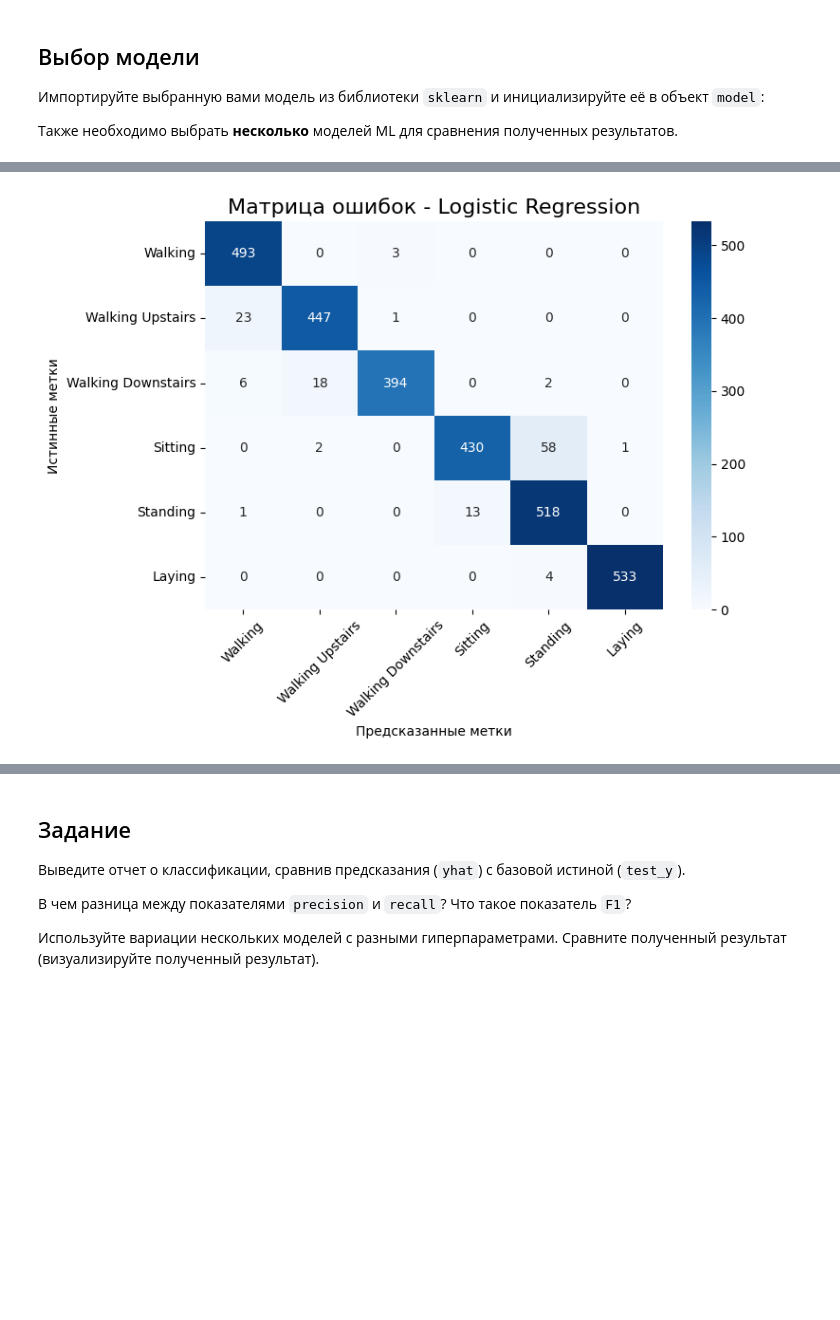
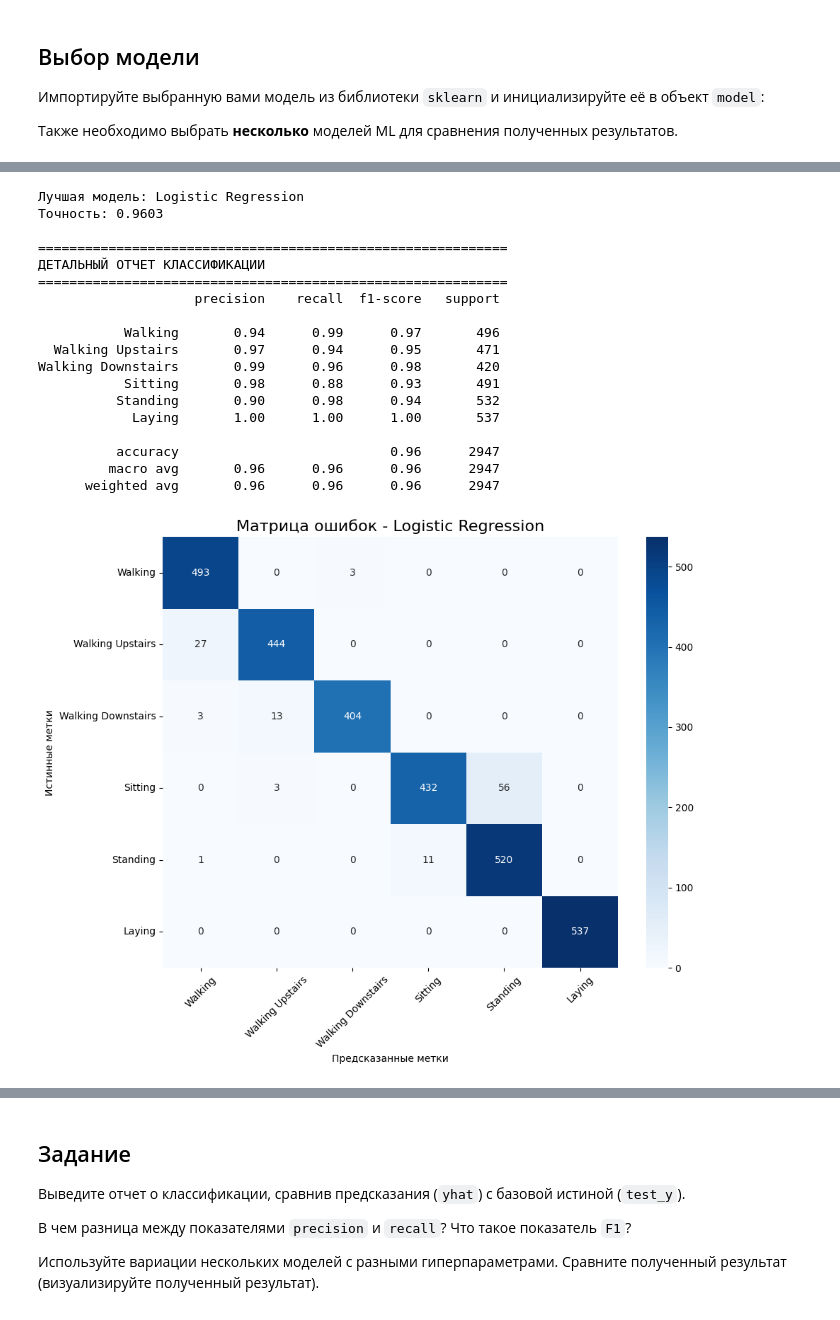
Before and after one commit to n-sukhov/ITMO-courses, a Jupyter notebook: Applied AI/Lab_1/СуховНМ_лр_1.ipynb, the cells around one changed output, grey strips where cells are left out. Drawn from its saved outputs; the diff is of its cells as text; code cells hidden in the pictures; blank space fills up the shorter version.

```diff
--- a/Applied AI/Lab_1/СуховНМ_лр_1.ipynb
+++ b/Applied AI/Lab_1/СуховНМ_лр_1.ipynb
@@ -96,4 +91,0 @@ from sklearn.preprocessing import StandardScaler
-# %%
-scaler = StandardScaler()
-train_X = scaler.fit_transform(train_X)
-test_X = scaler.transform(test_X)
@@ -103,6 +92,13 @@ test_X = scaler.transform(test_X)
 # %%
 from sklearn.ensemble import RandomForestClassifier
-from sklearn.svm import SVC
 from sklearn.linear_model import LogisticRegression
 from sklearn.neighbors import KNeighborsClassifier
 from sklearn.tree import DecisionTreeClassifier
+
+# Инициализируем несколько моделей для сравнения
+models = {
+    'Decision Tree': DecisionTreeClassifier(random_state=42),
+    'Random Forest': RandomForestClassifier(random_state=42),
+    'Logistic Regression': LogisticRegression(random_state=42, max_iter=1000),
+    'K-Nearest Neighbors': KNeighborsClassifier()
+}
@@ -168,28 +212,49 @@ plt.show()
-# %%
-# %% [markdown]
-# ## Матрица ошибок для лучшей модели
-
 # %%
 # Выбор лучшей модели
-best_model_name = max(results, key=results.get)
-best_model = models[best_model_name]
+best_model_name = max(results, key=lambda x: results[x]['accuracy'])
+best_model = results[best_model_name]['model']
+best_predictions = results[best_model_name]['predictions']
 
-# Переобучение лучшей модели
-best_model.fit(train_X, train_y)
-yhat_best = best_model.predict(test_X)
+print(f"Лучшая модель: {best_model_name}")
+print(f"Точность: {results[best_model_name]['accuracy']:.4f}")
+
+# Детальный отчет по классификации
+target_names = ['Walking', 'Walking Upstairs', 'Walking Downstairs', 'Sitting', 'Standing', 'Laying']
+print("\n" + "="*60)
+print("ДЕТАЛЬНЫЙ ОТЧЕТ КЛАССИФИКАЦИИ")
+print("="*60)
+print(classification_report(test_y, best_predictions, target_names=target_names))
 
 # Матрица ошибок
-cm = confusion_matrix(test_y, yhat_best)
-plt.figure(figsize=(8, 6))
+plt.figure(figsize=(10, 8))
+cm = confusion_matrix(test_y, best_predictions)
 sns.heatmap(cm, annot=True, fmt='d', cmap='Blues',
             xticklabels=target_names,
             yticklabels=target_names)
 plt.title(f'Матрица ошибок - {best_model_name}', fontsize=16)
+plt.xlabel('Предсказанные метки')
 plt.ylabel('Истинные метки')
-plt.xlabel('Предсказанные метки')
 plt.xticks(rotation=45)
 plt.yticks(rotation=0)
 plt.tight_layout()
 plt.show()
 # %% [output]
+Лучшая модель: Logistic Regression
+Точность: 0.9603
+
+============================================================
+ДЕТАЛЬНЫЙ ОТЧЕТ КЛАССИФИКАЦИИ
+============================================================
+                    precision    recall  f1-score   support
+
+           Walking       0.94      0.99      0.97       496
+  Walking Upstairs       0.97      0.94      0.95       471
+Walking Downstairs       0.99      0.96      0.98       420
+           Sitting       0.98      0.88      0.93       491
+          Standing       0.90      0.98      0.94       532
+            Laying       1.00      1.00      1.00       537
+
+          accuracy                           0.96      2947
+         macro avg       0.96      0.96      0.96      2947
+      weighted avg       0.96      0.96      0.96      2947
-[figure, old version]
+[figure, new version]
```
Also changed, not shown: parts of 19 cells of this notebook.
